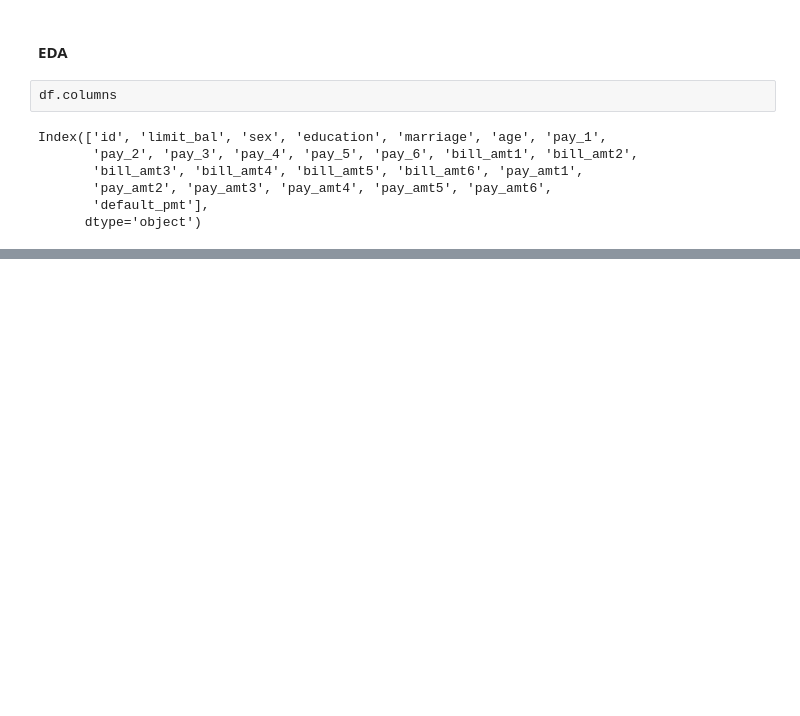
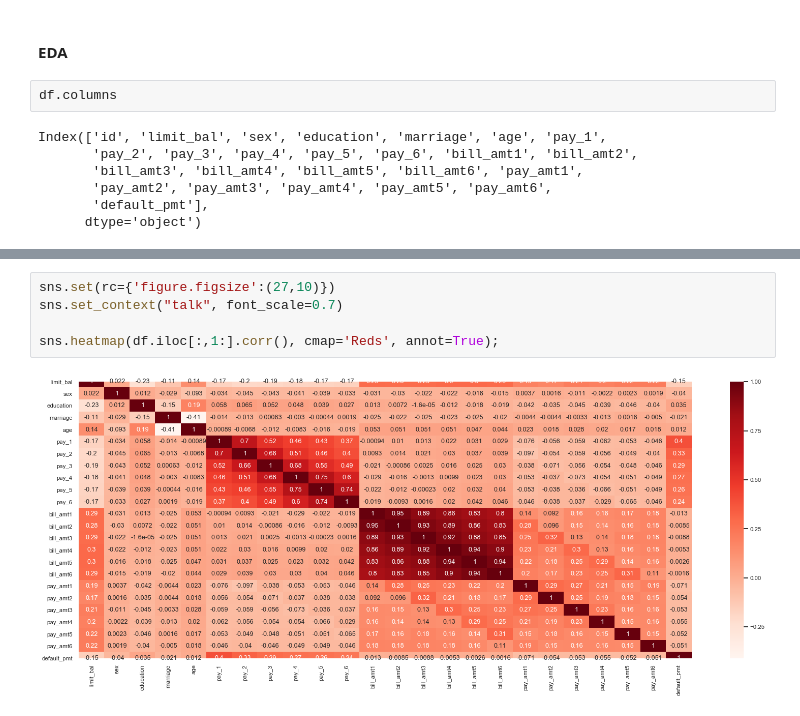
Before and after one commit to jsherpa/ExploringDataSets, a Jupyter notebook: PracticeNotebook.ipynb, the cells around one changed output, grey strips where cells are left out. Cells and saved outputs as stored; diff of their text form; blank space fills up the shorter version.

```diff
--- a/PracticeNotebook.ipynb
+++ b/PracticeNotebook.ipynb
@@ -96,0 +102,7 @@ Index(['id', 'limit_bal', 'sex', 'education', 'marriage', 'age', 'pay_1',
+# %%
+sns.set(rc={'figure.figsize':(27,10)})
+sns.set_context("talk", font_scale=0.7)
+
+sns.heatmap(df.iloc[:,1:].corr(), cmap='Reds', annot=True);
+# %% [output]
+[figure, added]
```
Also changed, not shown: parts of 1 cell of this notebook.
